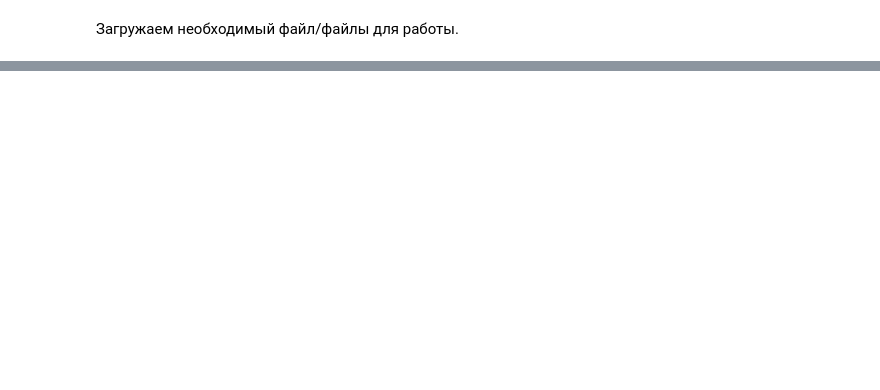
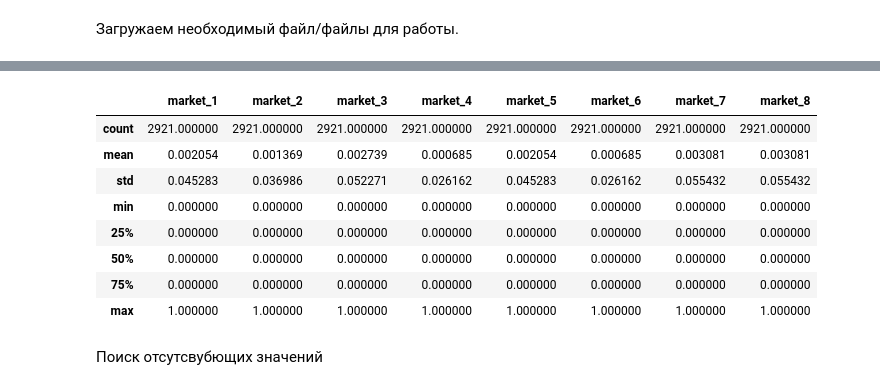
Before and after one commit to veresnikov/ad, a Jupyter notebook: research_data.ipynb, the cells around one changed output, grey strips where cells are left out. Cells and saved outputs as stored; diff of their text form; code cells hidden in the pictures; blank space fills up the shorter version.

```diff
--- a/research_data.ipynb
+++ b/research_data.ipynb
@@ -259,0 +54,14 @@ df.corr()
+# %%
+advert_train_df.describe()
+# %% [output]
+|  | market_1 | market_2 | market_3 | market_4 | market_5 | market_6 | market_7 | market_8 |
+| count | 2921.000000 | 2921.000000 | 2921.000000 | 2921.000000 | 2921.000000 | 2921.000000 | 2921.000000 | 2921.000000 |
+| mean | 0.002054 | 0.001369 | 0.002739 | 0.000685 | 0.002054 | 0.000685 | 0.003081 | 0.003081 |
+| std | 0.045283 | 0.036986 | 0.052271 | 0.026162 | 0.045283 | 0.026162 | 0.055432 | 0.055432 |
+| min | 0.000000 | 0.000000 | 0.000000 | 0.000000 | 0.000000 | 0.000000 | 0.000000 | 0.000000 |
+| 25% | 0.000000 | 0.000000 | 0.000000 | 0.000000 | 0.000000 | 0.000000 | 0.000000 | 0.000000 |
+| 50% | 0.000000 | 0.000000 | 0.000000 | 0.000000 | 0.000000 | 0.000000 | 0.000000 | 0.000000 |
+| 75% | 0.000000 | 0.000000 | 0.000000 | 0.000000 | 0.000000 | 0.000000 | 0.000000 | 0.000000 |
+| max | 1.000000 | 1.000000 | 1.000000 | 1.000000 | 1.000000 | 1.000000 | 1.000000 | 1.000000 |
+# %% [markdown]
+Поиск отсутсвубющих значений
```
Also changed, not shown: parts of 58 cells of this notebook.
